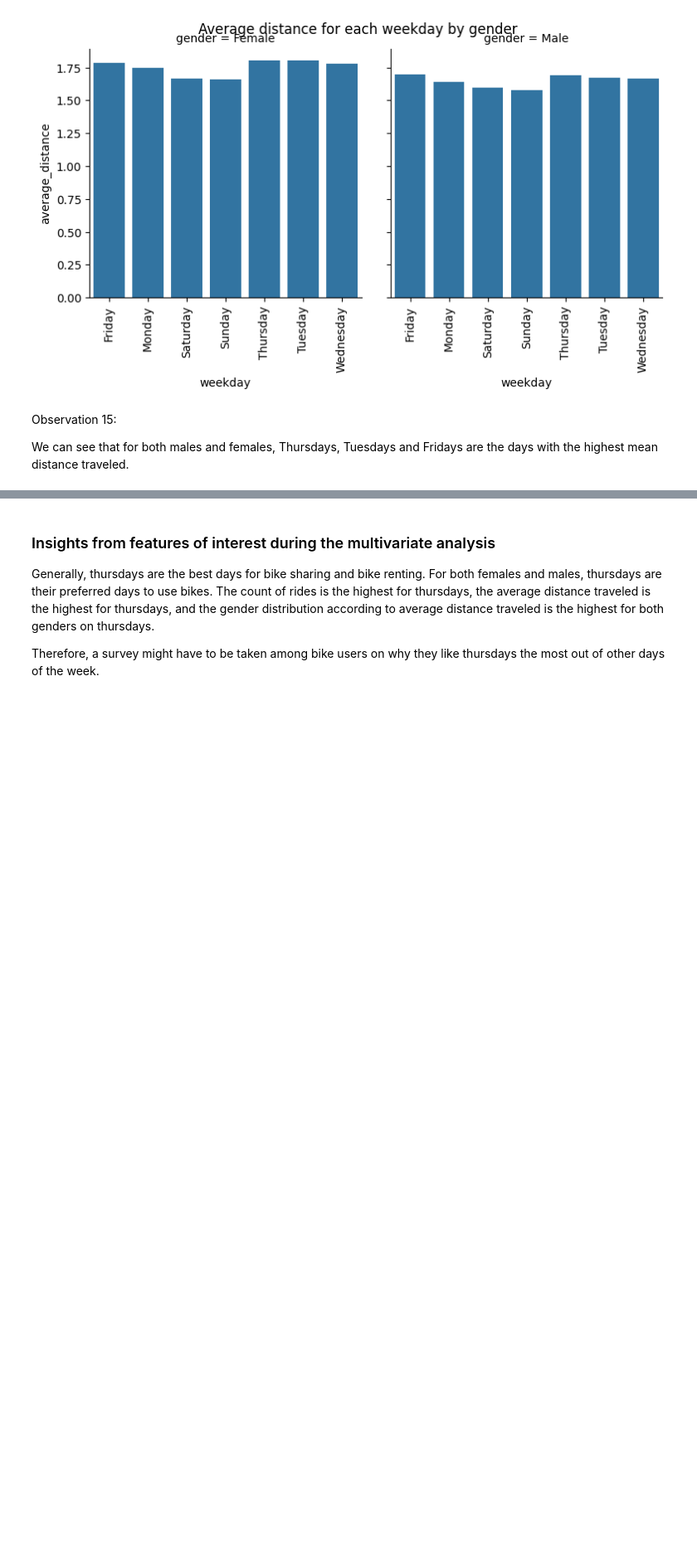
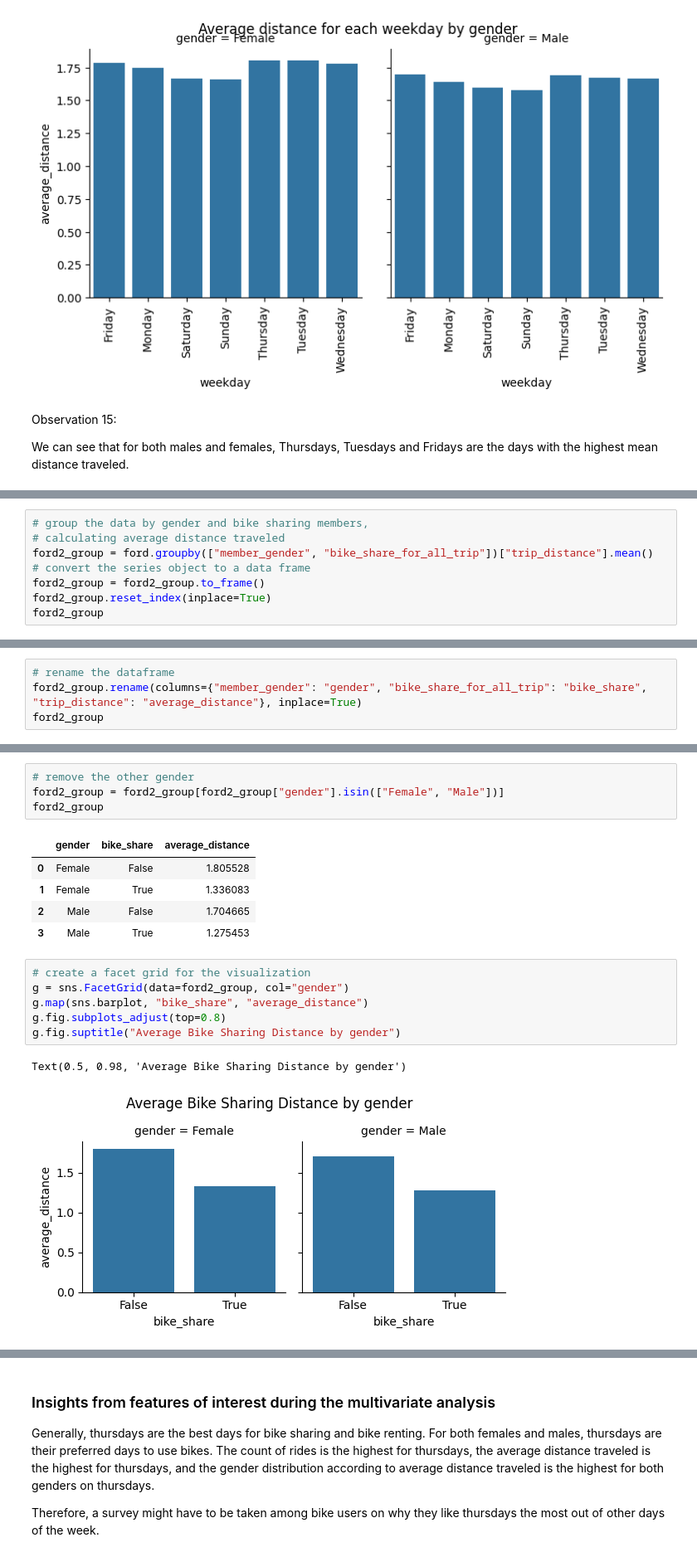
Before and after one commit to Emekadavid/fordgobike, a Jupyter notebook: fordgobike_part_1.ipynb, the cells around one changed output, grey strips where cells are left out. Shown at 83% size. Drawn from its saved outputs; the diff is of its cells as text; blank space fills up the shorter version.

```diff
--- a/fordgobike_part_1.ipynb
+++ b/fordgobike_part_1.ipynb
@@ -760,0 +767,8 @@ We can see that for both males and females, Thursdays, Tuesdays and Fridays are
+# %%
+# group the data by gender and bike sharing members,
+# calculating average distance traveled
+ford2_group = ford.groupby(["member_gender", "bike_share_for_all_trip"])["trip_distance"].mean()
+# convert the series object to a data frame
+ford2_group = ford2_group.to_frame()
+ford2_group.reset_index(inplace=True)
+ford2_group
@@ -760,0 +783,4 @@ We can see that for both males and females, Thursdays, Tuesdays and Fridays are
+# %%
+# rename the dataframe
+ford2_group.rename(columns={"member_gender": "gender", "bike_share_for_all_trip": "bike_share", "trip_distance": "average_distance"}, inplace=True)
+ford2_group
@@ -760,0 +795,19 @@ We can see that for both males and females, Thursdays, Tuesdays and Fridays are
+# %%
+# remove the other gender
+ford2_group = ford2_group[ford2_group["gender"].isin(["Female", "Male"])]
+ford2_group
+# %% [output]
+|  | gender | bike_share | average_distance |
+| 0 | Female | False | 1.805528 |
+| 1 | Female | True | 1.336083 |
+| 2 | Male | False | 1.704665 |
+| 3 | Male | True | 1.275453 |
+# %%
+# create a facet grid for the visualization
+g = sns.FacetGrid(data=ford2_group, col="gender")
+g.map(sns.barplot, "bike_share", "average_distance")
+g.fig.subplots_adjust(top=0.8)
+g.fig.suptitle("Average Bike Sharing Distance by gender")
+# %% [output]
+Text(0.5, 0.98, 'Average Bike Sharing Distance by gender')
+[figure, added]
```
Also changed, not shown: parts of 11 cells of this notebook, 4 other files.
